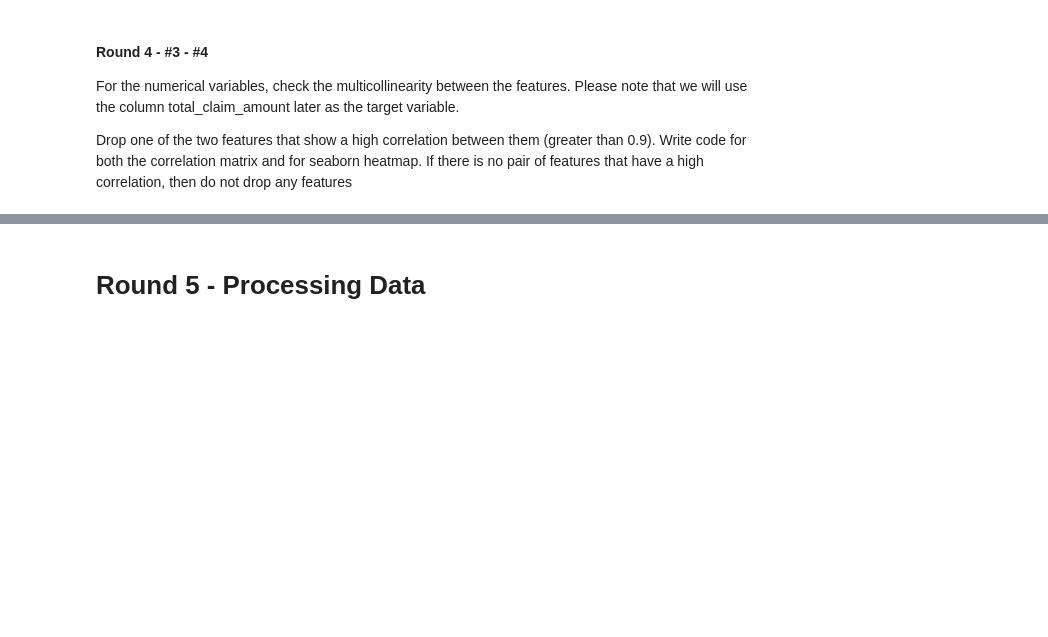
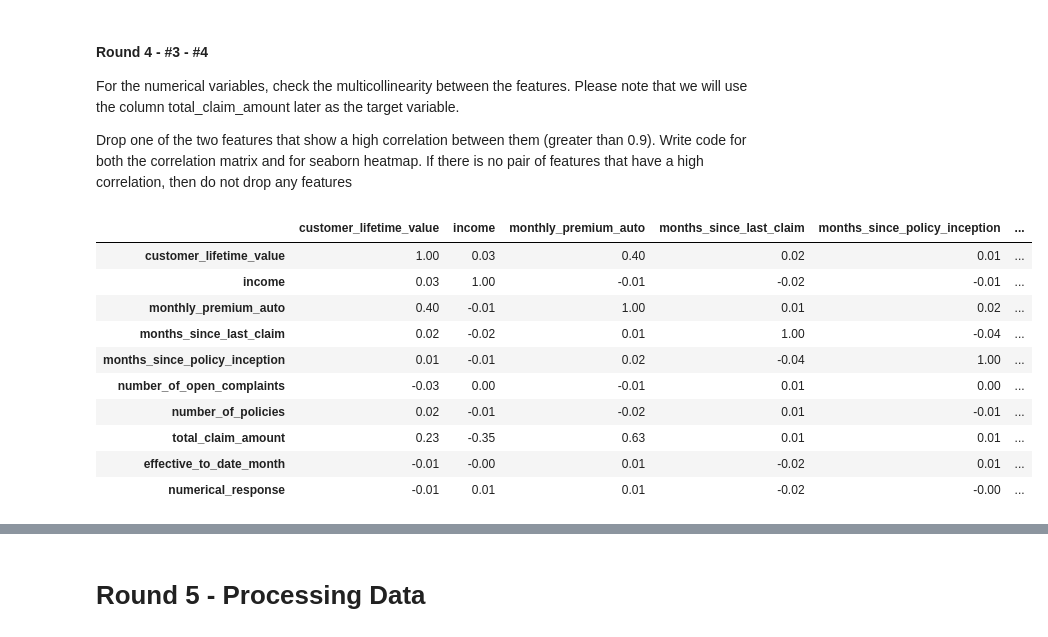
Before and after one commit to jochabo/lab-customer-analysis-round-2, a Jupyter notebook: files_for_lab/csv_files/Lab Customer Analysis.ipynb, the cells around one changed output, grey strips where cells are left out. Saved outputs shown, nothing was run; the diff lists cells and outputs as text; code cells hidden in the pictures; blank space fills up the shorter version.

```diff
--- a/files_for_lab/csv_files/Lab Customer Analysis.ipynb
+++ b/files_for_lab/csv_files/Lab Customer Analysis.ipynb
@@ -318,8 +549,20 @@ For the numerical variables, check the multicollinearity between the features. P
 
 Drop one of the two features that show a high correlation between them (greater than 0.9). Write code for both the correlation matrix and for seaborn heatmap. If there is no pair of features that have a high correlation, then do not drop any features
 # %%
-correlations_matrix = numerical.corr()
+correlations_matrix = roundforme(numerical.corr())
 correlations_matrix
+# %% [output]
+|  | customer_lifetime_value | income | monthly_premium_auto | months_since_last_claim | months_since_policy_inception | ... |
+| customer_lifetime_value | 1.00 | 0.03 | 0.40 | 0.02 | 0.01 | ... |
+| income | 0.03 | 1.00 | -0.01 | -0.02 | -0.01 | ... |
+| monthly_premium_auto | 0.40 | -0.01 | 1.00 | 0.01 | 0.02 | ... |
+| months_since_last_claim | 0.02 | -0.02 | 0.01 | 1.00 | -0.04 | ... |
+| months_since_policy_inception | 0.01 | -0.01 | 0.02 | -0.04 | 1.00 | ... |
+| number_of_open_complaints | -0.03 | 0.00 | -0.01 | 0.01 | 0.00 | ... |
+| number_of_policies | 0.02 | -0.01 | -0.02 | 0.01 | -0.01 | ... |
+| total_claim_amount | 0.23 | -0.35 | 0.63 | 0.01 | 0.01 | ... |
+| effective_to_date_month | -0.01 | -0.00 | 0.01 | -0.02 | 0.01 | ... |
+| numerical_response | -0.01 | 0.01 | 0.01 | -0.02 | -0.00 | ... |
 # %%
 #heatmap
 sns.heatmap(correlations_matrix, annot=True)
```
Also changed, not shown: parts of 75 cells of this notebook, 1 other file.
